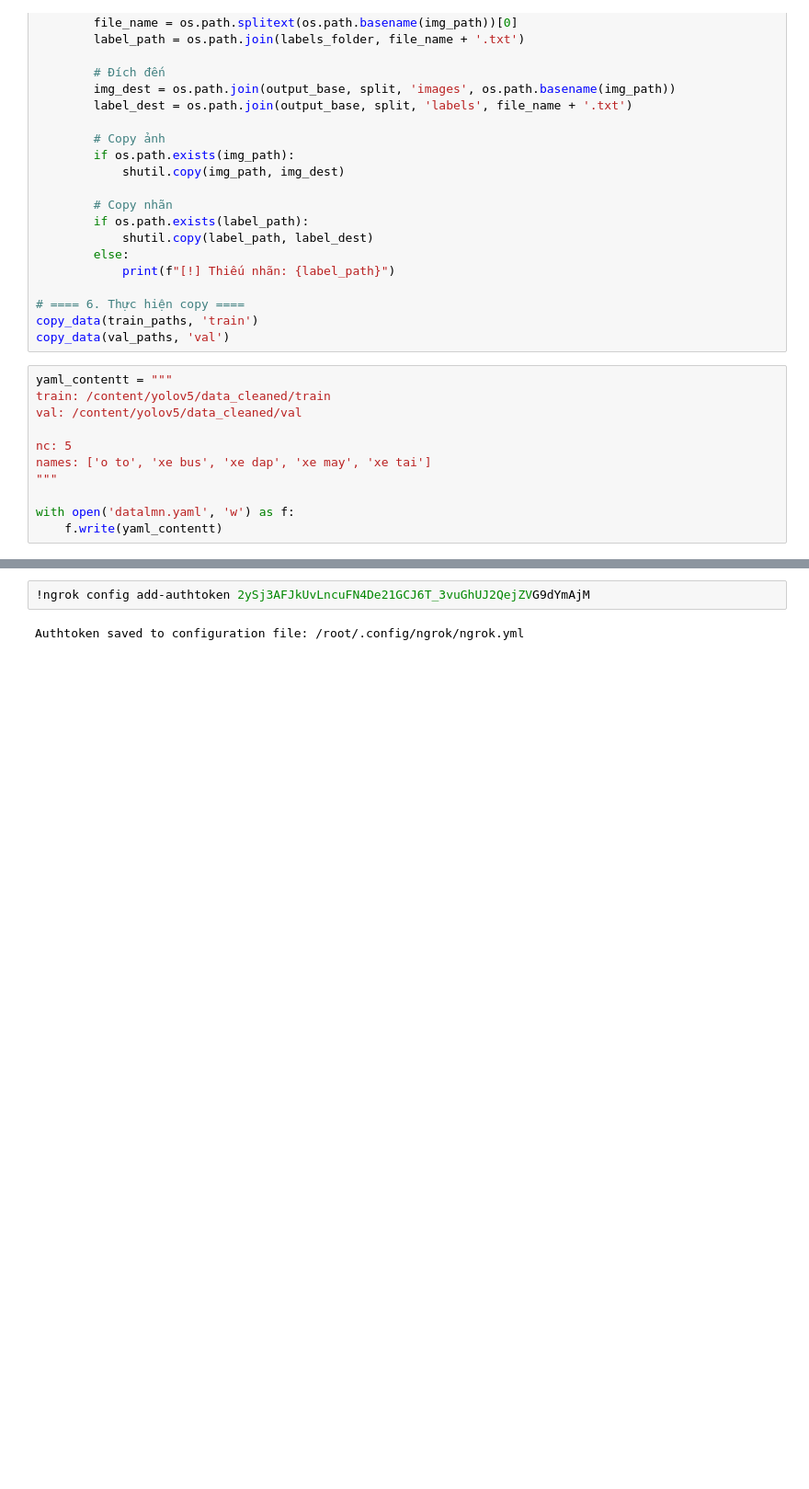
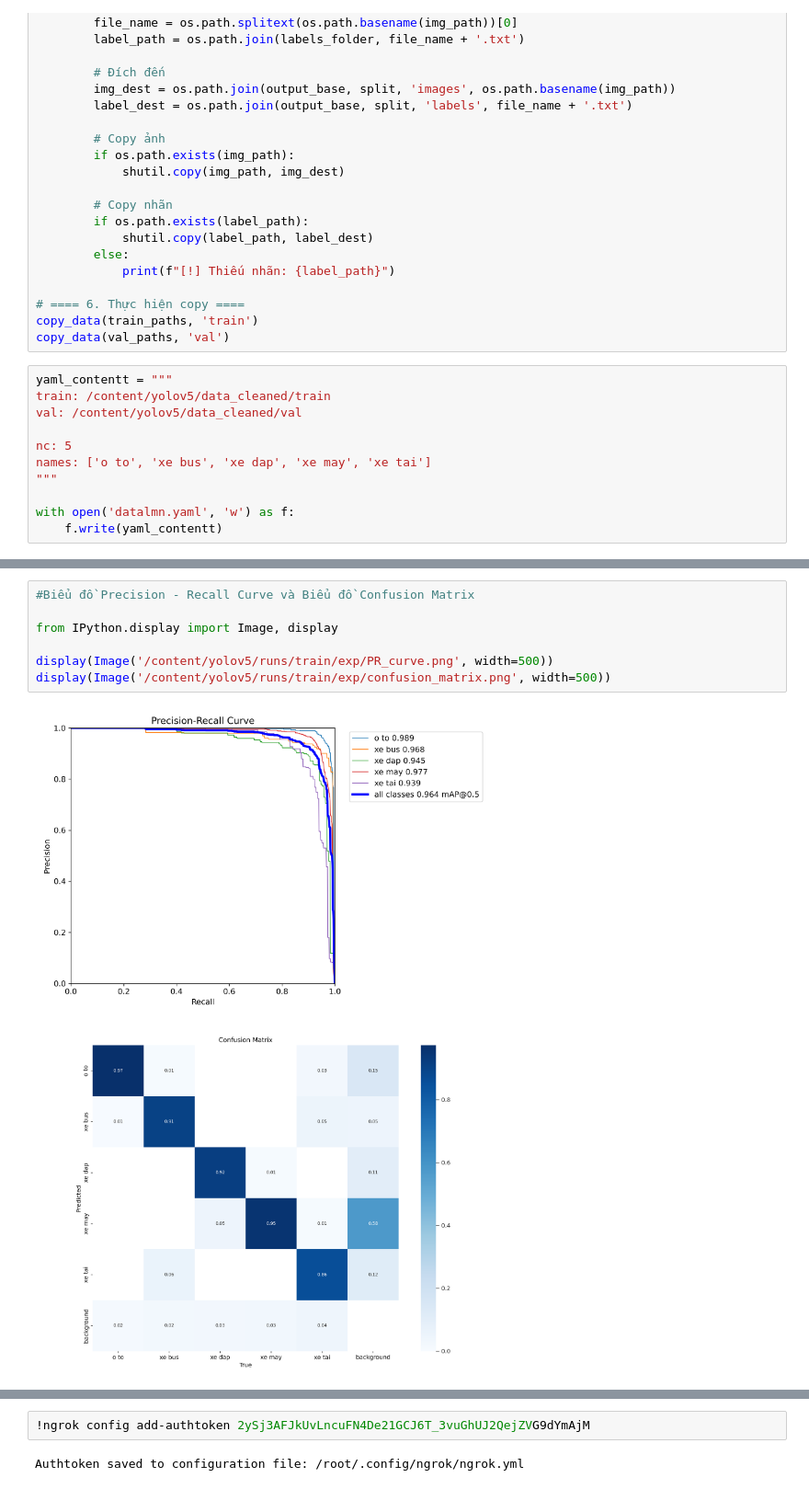
Before and after one commit to lmn190104/yolov5-AI, a Jupyter notebook: Bản_sao_của_Codegit.ipynb, the cells around one changed output, grey strips where cells are left out. Shown at 92% size. Cells and saved outputs as stored; diff of their text form; blank space fills up the shorter version.

```diff
--- a/Bản_sao_của_Codegit.ipynb
+++ b/Bản_sao_của_Codegit.ipynb
@@ -172,3 +236,13 @@ Kết quả truyền trực tuyến bị cắt bớt đến 5000 dòng cuối.
+# %%
+#Biểu đồ Precision - Recall Curve và Biểu đồ Confusion Matrix
+
+from IPython.display import Image, display
+
+display(Image('/content/yolov5/runs/train/exp/PR_curve.png', width=500))
+display(Image('/content/yolov5/runs/train/exp/confusion_matrix.png', width=500))
+# %% [output]
+[figure, added]
+[figure, added]
 # %%
 !python /content/yolov5/detect.py --source /content/yolov5/data/images --weights /content/yolov5/runs/train/exp2/weights/best.pt --conf 0.25 --save-txt
 # %% [output]
```
Also changed, not shown: parts of 12 cells of this notebook.
